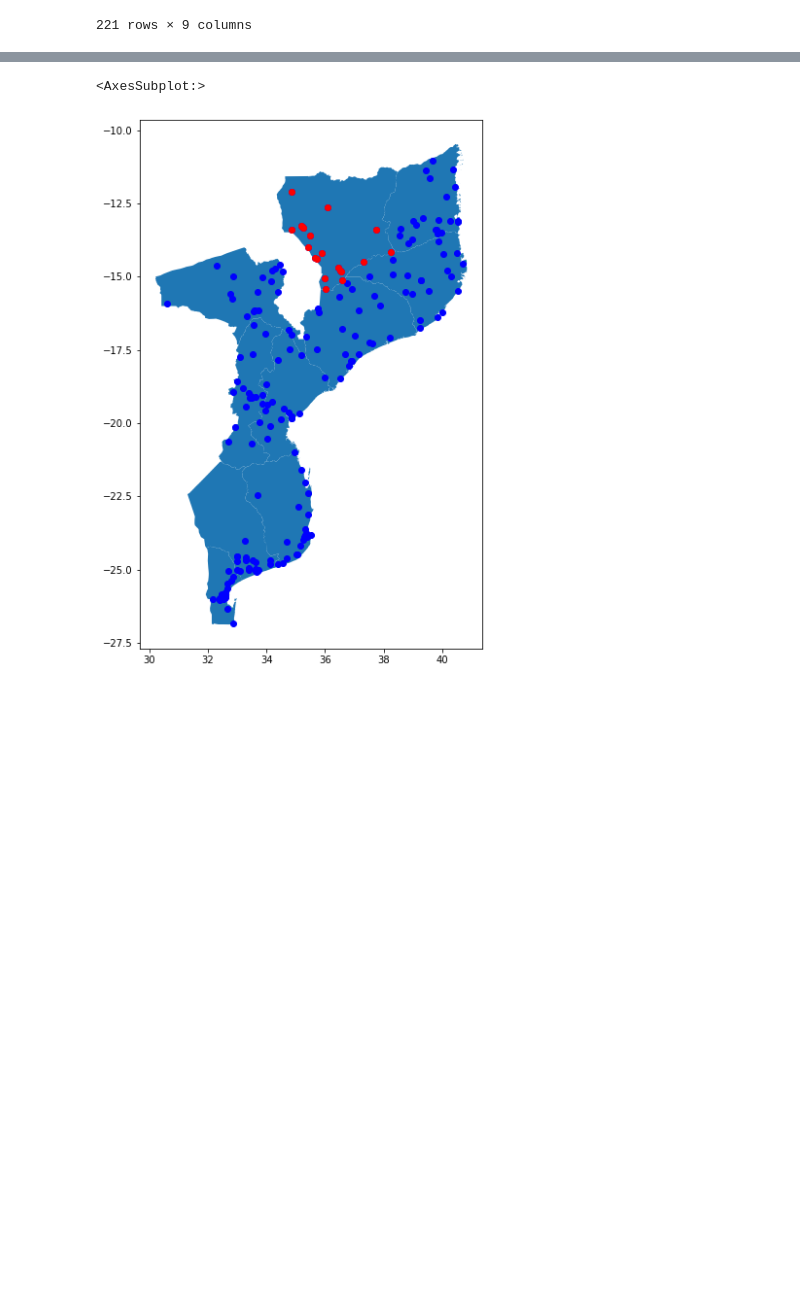
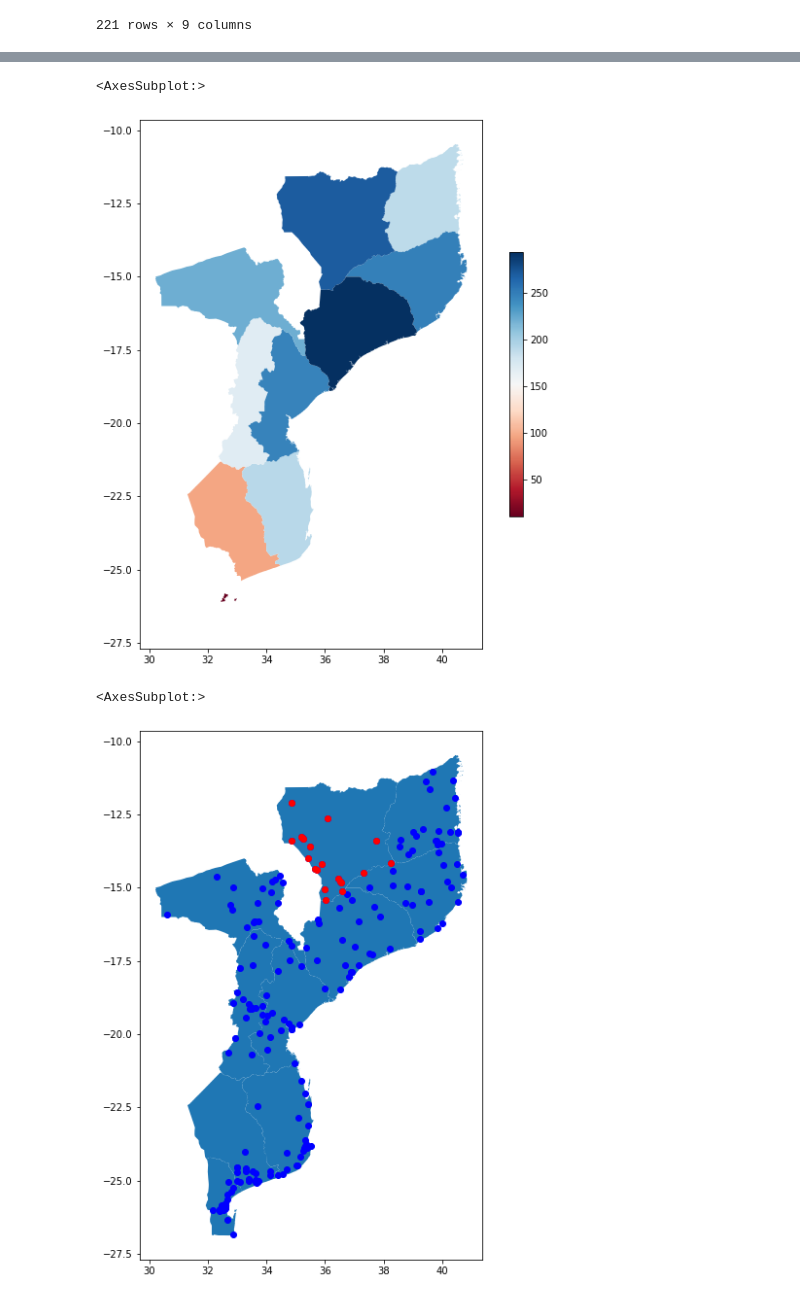
Before and after one commit to FSnRSgroup-studentprjs/water_dis22_ss22, a Jupyter notebook: DHS_Api/DHS_Api.ipynb, the cells around one changed output, grey strips where cells are left out. Saved outputs shown, nothing was run; the diff lists cells and outputs as text; code cells hidden in the pictures; blank space fills up the shorter version.

```diff
--- a/DHS_Api/DHS_Api.ipynb
+++ b/DHS_Api/DHS_Api.ipynb
@@ -306,15 +306,19 @@ df = df.replace(' ', '')
 ea = df[df.elementary_access != '']
 ea = ea[['elementary_access', 'DHSREGNA', 'geometry']]
 ea['elementary_access'] = ea['elementary_access'].astype(int)
+eaRegNa = ea.groupby(['DHSREGNA']).sum()
 
 ia = df[df.improved_access != '']
 ia = ia[['improved_access', 'DHSREGNA', 'geometry']]
 ia['improved_access'] = ia['improved_access'].astype(int)
+iaRegNa = ia.groupby(['DHSREGNA']).sum()
 
 la = df[df.limited_access != '']
 la = la[['limited_access', 'DHSREGNA', 'geometry']]
 la['limited_access'] = la['limited_access'].astype(int)
+laRegNa = la.groupby(['DHSREGNA']).sum()
 
 oa = df[df.other != '']
 oa = oa[['other', 'DHSREGNA', 'geometry']]
 oa['other'] = oa['other'].astype(int)
+oaRegNa = oa.groupby(['DHSREGNA']).sum()
@@ -330,0 +325,9 @@ oa['other'] = oa['other'].astype(int)
+# %%
+# mozambique
+# eaRegNa
+
+
+
+mozambique.rename(columns = {'ADM1_PT':'DHSREGNA'}, inplace = True)
+eaMoza = pd.merge(mozambique, eaRegNa, how='left', on='DHSREGNA')
+eaMoza
@@ -348,3 +375,4 @@ oa.plot(ax=ax, column='other', marker='<')
 # %%
-mozambique
+fig, aax = plt.subplots(figsize=(10,10))
+eaMoza.plot(ax=aax, cmap='RdBu', column='elementary_access', legend=True, legend_kwds={'shrink':0.5})
 # %% [output]
@@ -363,3 +379,5 @@ mozambique
+<AxesSubplot:>
+[figure, added]
 # %%
 import geopandas as gpd
 import matplotlib.pyplot as plt
```
Also changed, not shown: parts of 4 cells of this notebook.
